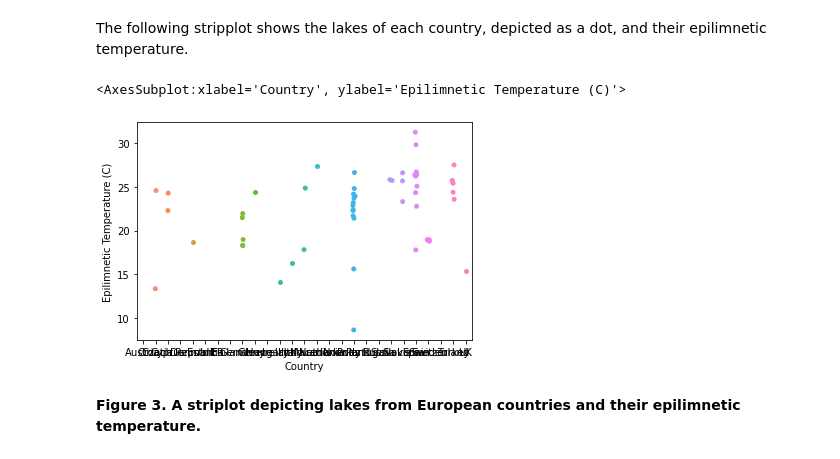
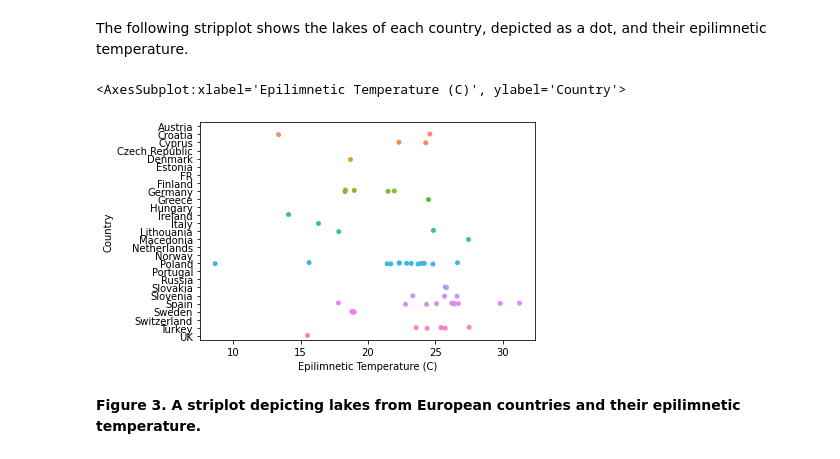
Before and after one commit to ubco-W2021T1-data301/project-group50-project, a Jupyter notebook: notebooks/analysis1.ipynb, the cells around one changed output. Cells and saved outputs as stored; diff of their text form; code cells hidden in the pictures.

```diff
--- a/notebooks/analysis1.ipynb
+++ b/notebooks/analysis1.ipynb
@@ -670,11 +670,11 @@ sns.barplot(x="Lake Name", y="Epilimnetic Temperature (C)", data= df_new_version
 # %% [markdown]
 The following stripplot shows the lakes of each country, depicted as a dot, and their epilimnetic temperature.
 # %%
-sns.stripplot(x="Country", y="Epilimnetic Temperature (C)", data=df_new_version3, jitter=True,
+sns.stripplot(x="Epilimnetic Temperature (C)", y= "Country", data=df_new_version3, jitter=True,
             dodge=True)
 # %% [output]
-<AxesSubplot:xlabel='Country', ylabel='Epilimnetic Temperature (C)'>
+<AxesSubplot:xlabel='Epilimnetic Temperature (C)', ylabel='Country'>
-[figure, old version]
+[figure, new version]
 # %% [markdown]
 **Figure 3. A striplot depicting lakes from European countries and their epilimnetic temperature.**
 # %%
```
Also changed, not shown: parts of 6 cells of this notebook.
